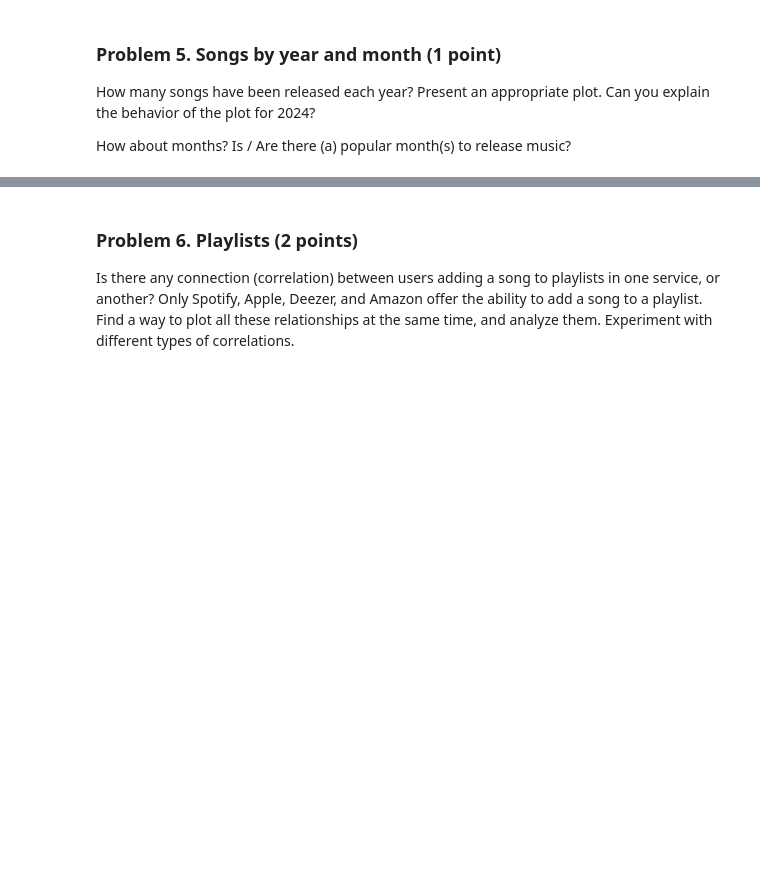
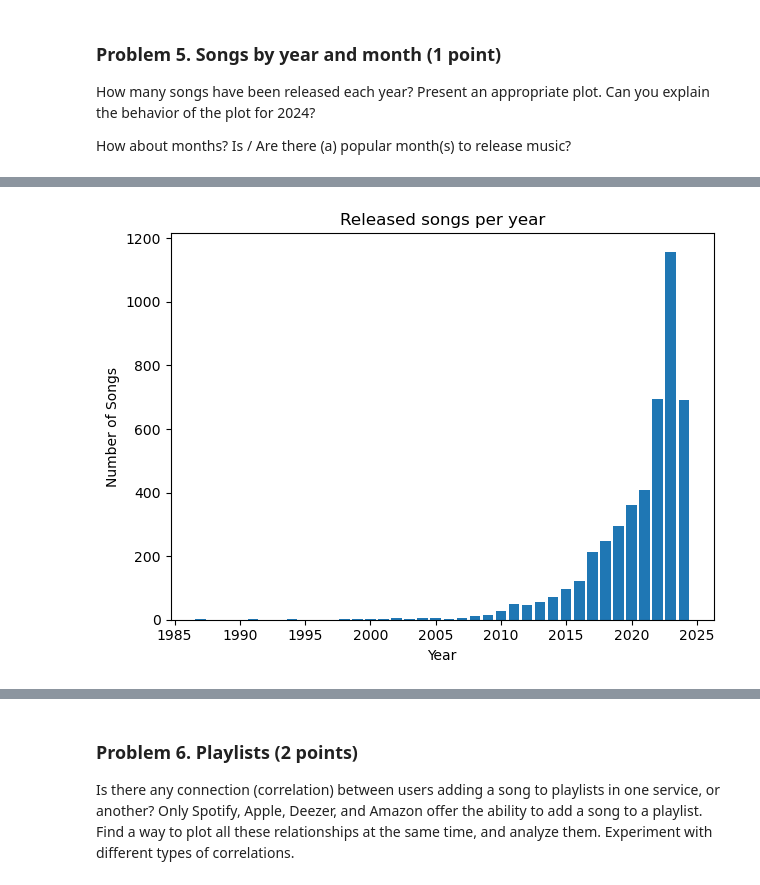
Before and after one commit to i11g/Data-Visualization, a Jupyter notebook: Data Visualization and EDA Lab.ipynb, the cells around one changed output, grey strips where cells are left out. Saved outputs shown, nothing was run; the diff lists cells and outputs as text; code cells hidden in the pictures; blank space fills up the shorter version.

```diff
--- a/Data Visualization and EDA Lab.ipynb
+++ b/Data Visualization and EDA Lab.ipynb
@@ -221,0 +265,7 @@ How about months? Is / Are there (a) popular month(s) to release music?
+# %%
+# Covert it to datetime format
+songs_spotify["release_date"] = pd.to_datetime(songs_spotify["release_date"], errors="coerce")
+# %%
+songs_spotify["release_year"] = songs_spotify["release_date"].dt.year
+# %%
+songs_per_year = songs_spotify["release_year"].value_counts().sort_index()
@@ -221,0 +292,9 @@ How about months? Is / Are there (a) popular month(s) to release music?
+# %%
+plt.bar(songs_per_year.index, songs_per_year)
+plt.xlabel("Year")
+plt.ylabel("Number of Songs")
+plt.title("Released songs per year")
+plt.tight_layout()
+plt.show()
+# %% [output]
+[figure, added]
```
Also changed, not shown: parts of 29 cells of this notebook, 1 other file.
